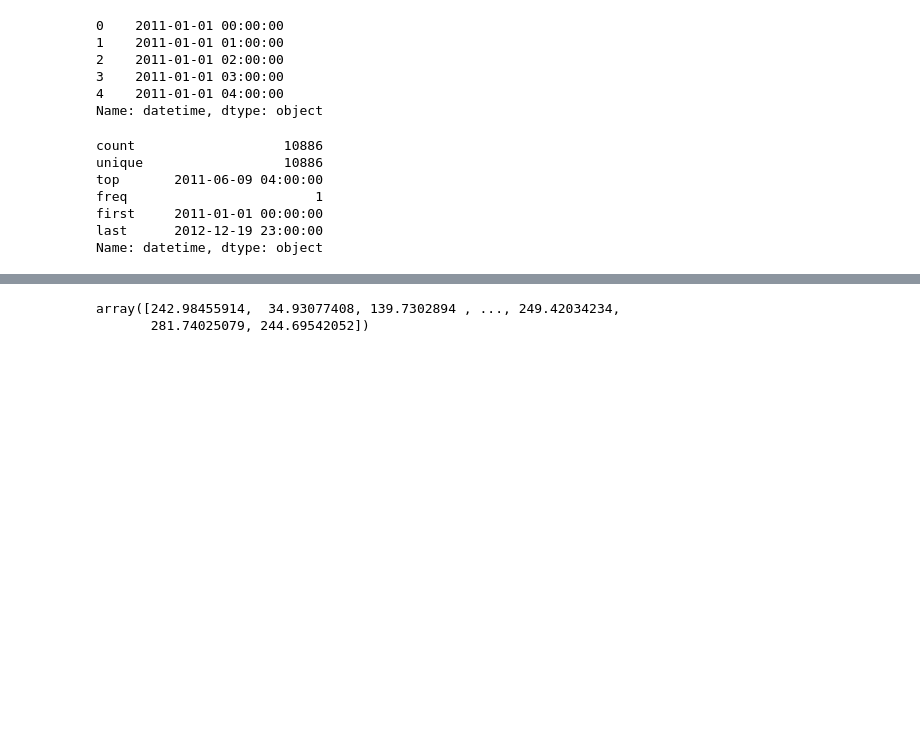
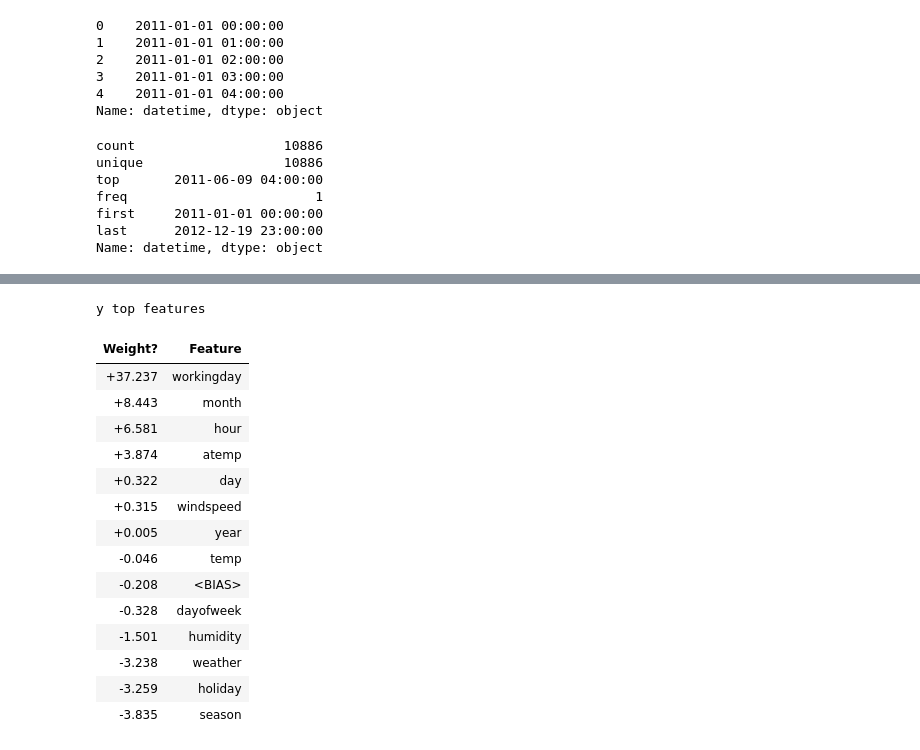
Before and after one commit to infoshareacademy/jdsz1-superkret, a Jupyter notebook: python_rowery/Notebook_rowery_SVR.ipynb, the cells around one changed output, grey strips where cells are left out. Saved outputs shown, nothing was run; the diff lists cells and outputs as text; code cells hidden in the pictures; blank space fills up the shorter version.

```diff
--- a/python_rowery/Notebook_rowery_SVR.ipynb
+++ b/python_rowery/Notebook_rowery_SVR.ipynb
@@ -164,7 +153,21 @@ LinearSVR(C=0.1, dual=False, epsilon=0.1, fit_intercept=True,
+# %%
+eli5.explain_weights(clf, feature_names=X_train.columns.values)
+# %% [output]
+y top features
+| Weight? | Feature |
+| +37.237 | workingday |
+| +8.443 | month |
+| +6.581 | hour |
+| +3.874 | atemp |
+| +0.322 | day |
+| +0.315 | windspeed |
+| +0.005 | year |
+| -0.046 | temp |
+| -0.208 | <BIAS> |
+| -0.328 | dayofweek |
+| -1.501 | humidity |
+| -3.238 | weather |
+| -3.259 | holiday |
+| -3.835 | season |
 # %%
 y_pred = clf.predict(X_test)
-# %%
-y_pred
-# %% [output]
-array([242.98455914,  34.93077408, 139.7302894 , ..., 249.42034234,
-       281.74025079, 244.69542052])
```
Also changed, not shown: parts of 18 cells of this notebook, 2 other files.
